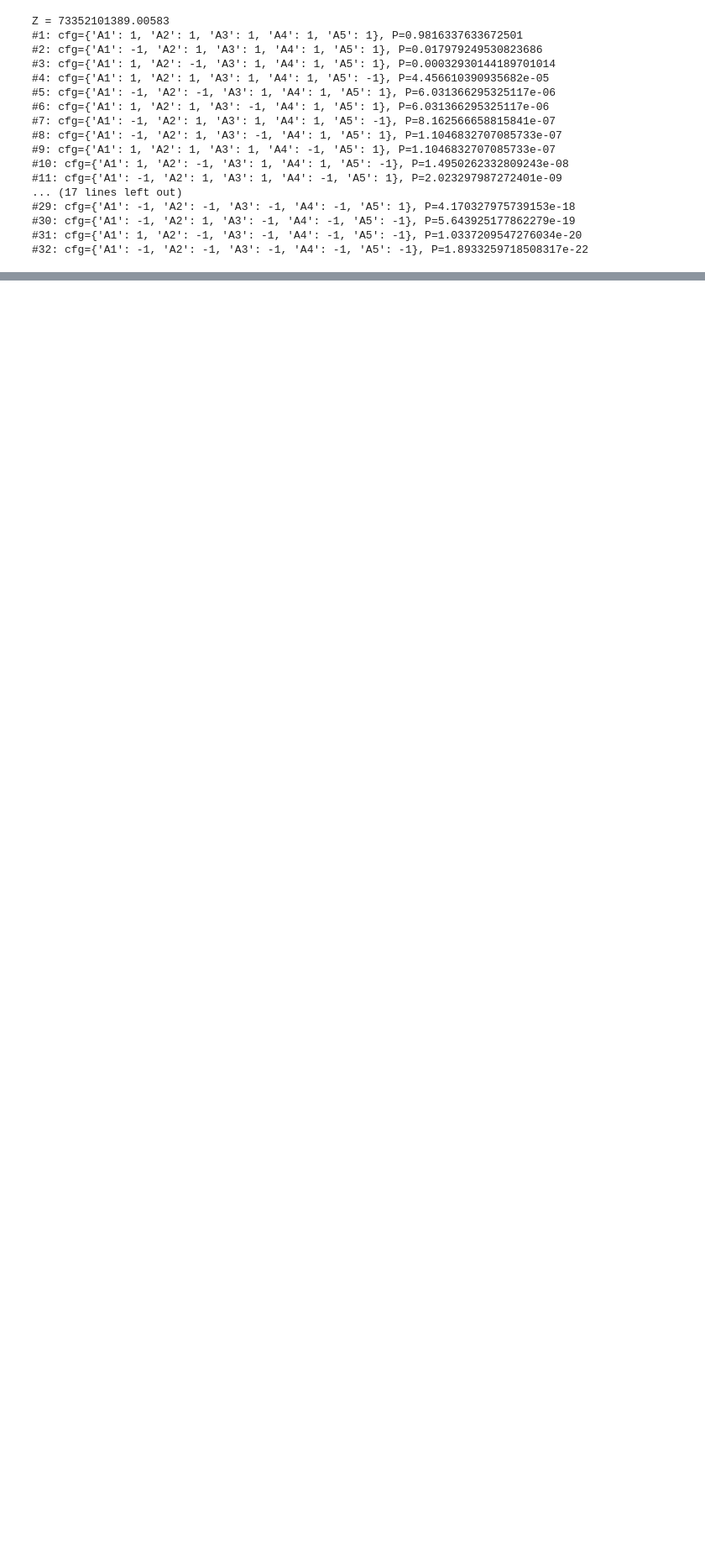
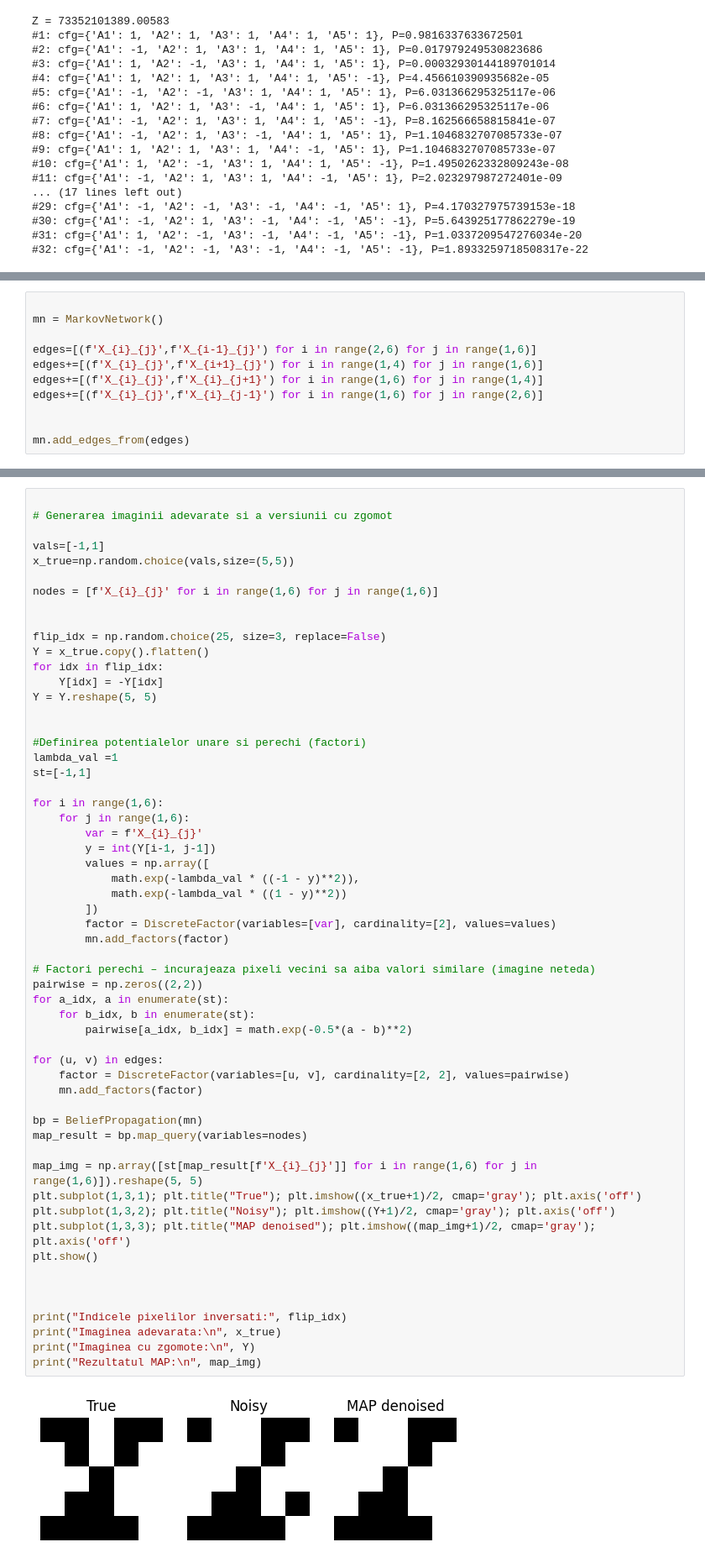
Before and after one commit to M3dves/PMP, a Jupyter notebook: Lab04/lab04.ipynb, the cells around one changed output, grey strips where cells are left out. Shown: that part at 84% size. Saved outputs shown, nothing was run; the diff lists cells and outputs as text; blank space fills up the shorter version.

```diff
--- a/Lab04/lab04.ipynb
+++ b/Lab04/lab04.ipynb
@@ -87,0 +93,11 @@ Z = 73352101389.00583
+# %%
+
+mn = MarkovNetwork()
+
+edges=[(f'X_{i}_{j}',f'X_{i-1}_{j}') for i in range(2,6) for j in range(1,6)]
+edges+=[(f'X_{i}_{j}',f'X_{i+1}_{j}') for i in range(1,4) for j in range(1,6)]
+edges+=[(f'X_{i}_{j}',f'X_{i}_{j+1}') for i in range(1,6) for j in range(1,4)]
+edges+=[(f'X_{i}_{j}',f'X_{i}_{j-1}') for i in range(1,6) for j in range(2,6)]
+
+
+mn.add_edges_from(edges)
@@ -87,0 +106,59 @@ Z = 73352101389.00583
+# %%
+
+# Generarea imaginii adevarate si a versiunii cu zgomot
+
+vals=[-1,1]
+x_true=np.random.choice(vals,size=(5,5))
+
+nodes = [f'X_{i}_{j}' for i in range(1,6) for j in range(1,6)]
+
+
+flip_idx = np.random.choice(25, size=3, replace=False)
+Y = x_true.copy().flatten()
+for idx in flip_idx:
+    Y[idx] = -Y[idx]
+Y = Y.reshape(5, 5)
+
+
+#Definirea potentialelor unare si perechi (factori)
+lambda_val =1
+st=[-1,1]
+
+for i in range(1,6):
+    for j in range(1,6):
+        var = f'X_{i}_{j}'
+        y = int(Y[i-1, j-1])
+        values = np.array([
+            math.exp(-lambda_val * ((-1 - y)**2)),
+            math.exp(-lambda_val * ((1 - y)**2))
+        ])
+        factor = DiscreteFactor(variables=[var], cardinality=[2], values=values)
+        mn.add_factors(factor)
+
+# Factori perechi – incurajeaza pixeli vecini sa aiba valori similare (imagine neteda)
+pairwise = np.zeros((2,2))
+for a_idx, a in enumerate(st):
+    for b_idx, b in enumerate(st):
+        pairwise[a_idx, b_idx] = math.exp(-0.5*(a - b)**2)
+
+for (u, v) in edges:
+    factor = DiscreteFactor(variables=[u, v], cardinality=[2, 2], values=pairwise)
+    mn.add_factors(factor)
+
+bp = BeliefPropagation(mn)
+map_result = bp.map_query(variables=nodes)
+
+map_img = np.array([st[map_result[f'X_{i}_{j}']] for i in range(1,6) for j in range(1,6)]).reshape(5, 5)
+plt.subplot(1,3,1); plt.title("True"); plt.imshow((x_true+1)/2, cmap='gray'); plt.axis('off')
+plt.subplot(1,3,2); plt.title("Noisy"); plt.imshow((Y+1)/2, cmap='gray'); plt.axis('off')
+plt.subplot(1,3,3); plt.title("MAP denoised"); plt.imshow((map_img+1)/2, cmap='gray'); plt.axis('off')
+plt.show()
+
+
+
+print("Indicele pixelilor inversati:", flip_idx)
+print("Imaginea adevarata:\n", x_true)
+print("Imaginea cu zgomote:\n", Y)
+print("Rezultatul MAP:\n", map_img)
+# %% [output]
+[figure, added]
```
Also changed, not shown: parts of 4 cells of this notebook.
